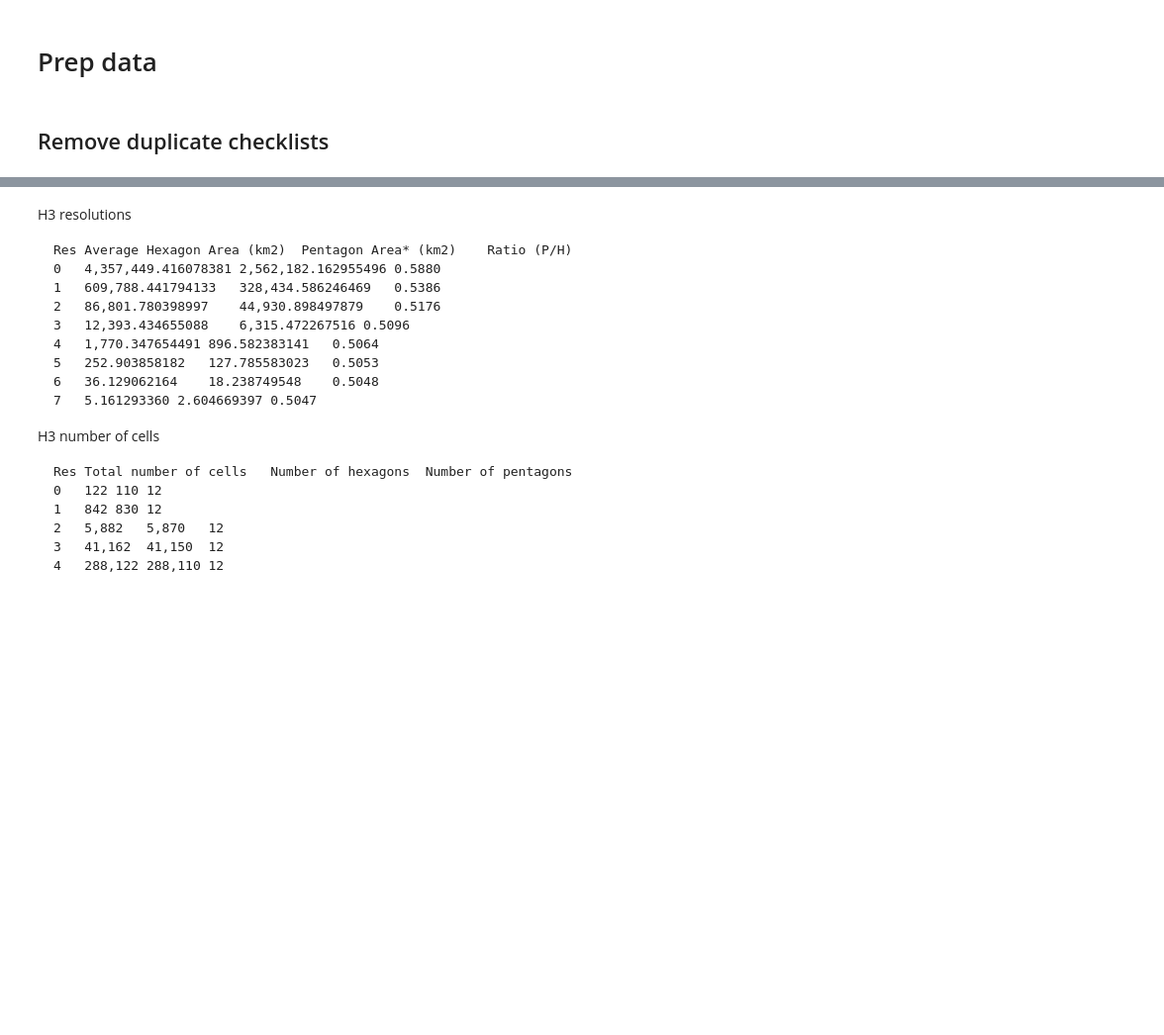
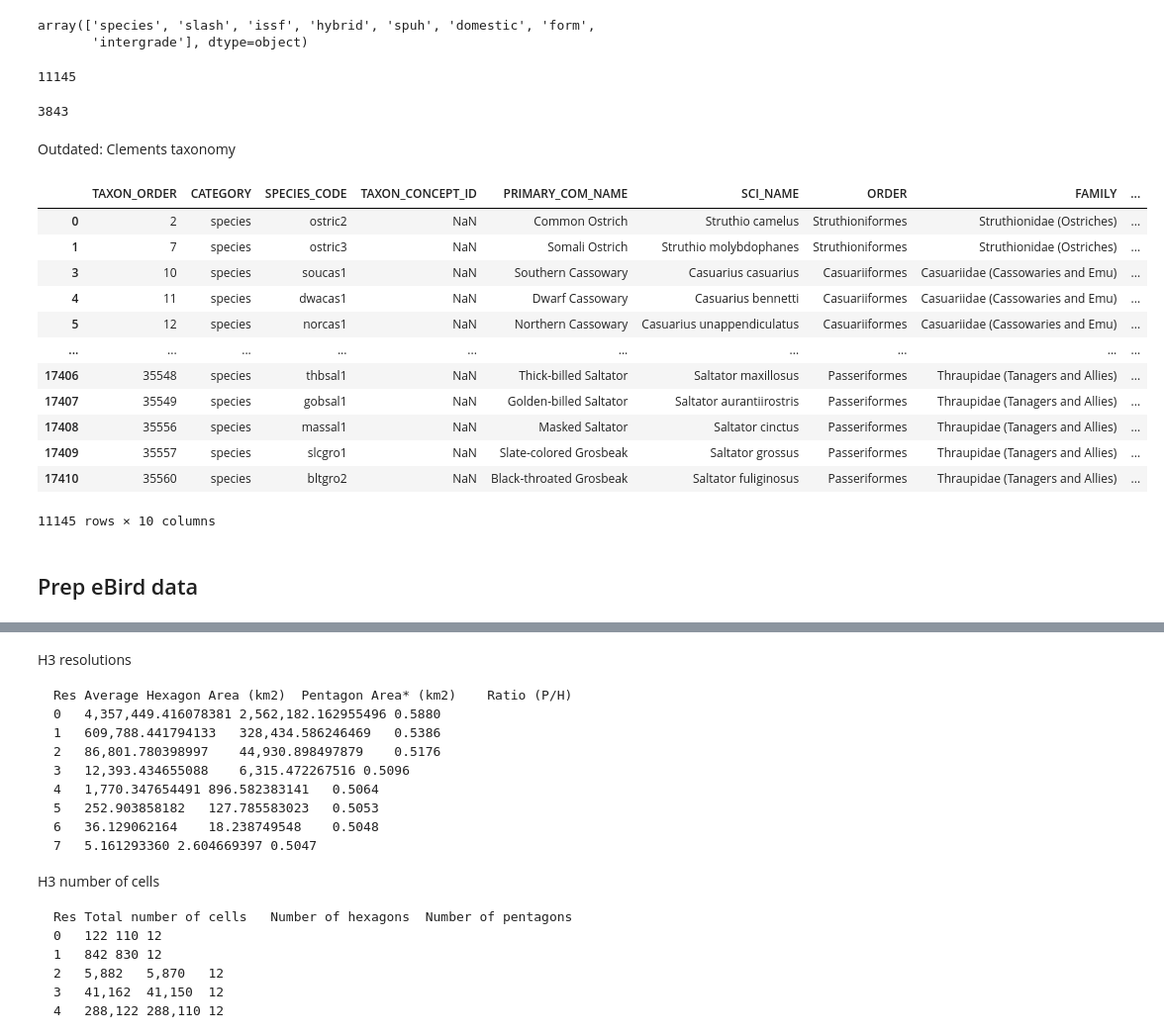
Before and after one commit to rhine3/subspecies_mapper, a Jupyter notebook: get_geogrids.ipynb, the cells around one changed output, grey strips where cells are left out. Shown at 99% size. Cells and saved outputs as stored; diff of their text form; code cells hidden in the pictures; blank space fills up the shorter version.

Commit message:
First fully functional data parser

```diff
--- a/get_geogrids.ipynb
+++ b/get_geogrids.ipynb
@@ -2,0 +16,4 @@ import pandas as pd
+# %%
+# Load eBird taxonomy
+taxonomy = pd.read_csv("/Users/tessa/Code/scratchpad/subspecies_plotter/eBird_taxonomy_v2024.csv")
+taxonomy.head()
@@ -2,0 +27,21 @@ import pandas as pd
+# %%
+# What categories are there in the taxonomy?
+taxonomy.CATEGORY.unique()
+# %% [output]
+array(['species', 'slash', 'issf', 'hybrid', 'spuh', 'domestic', 'form',
+       'intergrade'], dtype=object)
+# %%
+# How many species are there?
+species = taxonomy[taxonomy.CATEGORY == 'species']
+len(species)
+# %% [output]
+11145
+# %%
+# How many infraspecific entries are there?
+infrasp_categories = ['issf', 'form', 'intergrade']
+infraspp = taxonomy[taxonomy.CATEGORY.isin(infrasp_categories)]
+len(infraspp)
+# %% [output]
+3843
+# %% [markdown]
+Outdated: Clements taxonomy
@@ -2,0 +64,16 @@ import pandas as pd
+# %%
+species
+# %% [output]
+|  | TAXON_ORDER | CATEGORY | SPECIES_CODE | TAXON_CONCEPT_ID | PRIMARY_COM_NAME | SCI_NAME | ORDER | FAMILY | ... |
+| 0 | 2 | species | ostric2 | NaN | Common Ostrich | Struthio camelus | Struthioniformes | Struthionidae (Ostriches) | ... |
+| 1 | 7 | species | ostric3 | NaN | Somali Ostrich | Struthio molybdophanes | Struthioniformes | Struthionidae (Ostriches) | ... |
+| 3 | 10 | species | soucas1 | NaN | Southern Cassowary | Casuarius casuarius | Casuariiformes | Casuariidae (Cassowaries and Emu) | ... |
+| 4 | 11 | species | dwacas1 | NaN | Dwarf Cassowary | Casuarius bennetti | Casuariiformes | Casuariidae (Cassowaries and Emu) | ... |
+| 5 | 12 | species | norcas1 | NaN | Northern Cassowary | Casuarius unappendiculatus | Casuariiformes | Casuariidae (Cassowaries and Emu) | ... |
+| ... | ... | ... | ... | ... | ... | ... | ... | ... | ... |
+| 17406 | 35548 | species | thbsal1 | NaN | Thick-billed Saltator | Saltator maxillosus | Passeriformes | Thraupidae (Tanagers and Allies) | ... |
+| 17407 | 35549 | species | gobsal1 | NaN | Golden-billed Saltator | Saltator aurantiirostris | Passeriformes | Thraupidae (Tanagers and Allies) | ... |
+| 17408 | 35556 | species | massal1 | NaN | Masked Saltator | Saltator cinctus | Passeriformes | Thraupidae (Tanagers and Allies) | ... |
+| 17409 | 35557 | species | slcgro1 | NaN | Slate-colored Grosbeak | Saltator grossus | Passeriformes | Thraupidae (Tanagers and Allies) | ... |
+| 17410 | 35560 | species | bltgro2 | NaN | Black-throated Grosbeak | Saltator fuliginosus | Passeriformes | Thraupidae (Tanagers and Allies) | ... |
+11145 rows × 10 columns
@@ -3,2 +102,2 @@ import pandas as pd
 # %% [markdown]
-# Prep data
+## Prep eBird data
@@ -8,2 +103,0 @@ df = pd.read_csv("ebd-sample.txt", sep="\t")
-# %% [markdown]
-## Remove duplicate checklists
```
Also changed, not shown: parts of 37 cells of this notebook, 3 other files.
